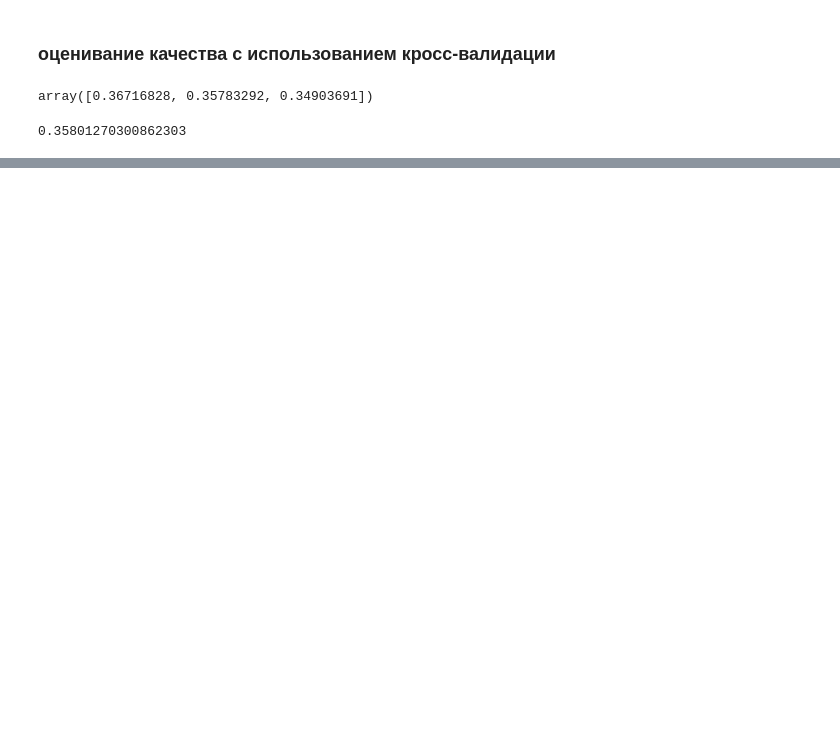
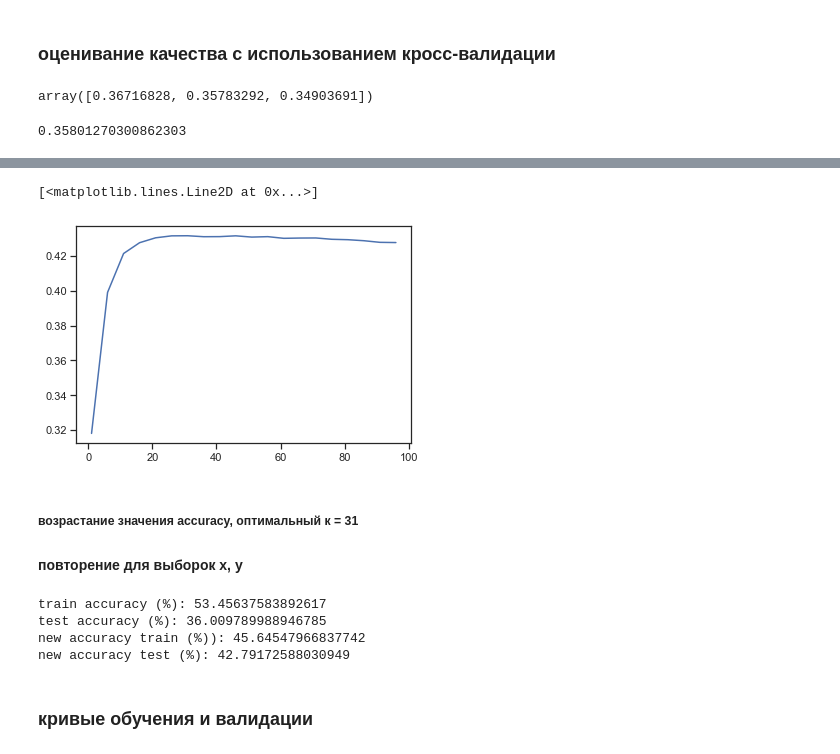
Before and after one commit to blackplayerten/Machine-Learning, a Jupyter notebook: лр4/лр4.ipynb, the cells around one changed output, grey strips where cells are left out. Saved outputs shown, nothing was run; the diff lists cells and outputs as text; code cells hidden in the pictures; blank space fills up the shorter version.

```diff
--- a/лр4/лр4.ipynb
+++ b/лр4/лр4.ipynb
@@ -255,0 +385,26 @@ scores
+# %%
+plt.plot(n_neigh_values, class_grid.cv_results_['mean_test_score'])
+# %% [output]
+[<matplotlib.lines.Line2D at 0x...>]
+[figure, added]
+# %% [markdown]
+##### возрастание значения accuracy, оптимальный к = 31
+#### повторение для выборок х, y
+# %%
+class_grid.best_estimator_.fit(xtrain, ytrain.values.ravel())
+
+newypred_train = class_grid.best_estimator_.predict(xtrain)
+newypred_test = class_grid.best_estimator_.predict(xtest)
+
+print('train accuracy (%): {}'.format(accuracy_score(ytrain, y_pred_train) * 100))
+print('test accuracy (%): {}'.format(accuracy_score(ytest, y_pred_test) * 100))
+
+print('new accuracy train (%)): {}'.format(accuracy_score(ytrain, newypred_train) * 100))
+print('new accuracy test (%): {}'.format(accuracy_score(ytest, newypred_test) * 100))
+# %% [output]
+train accuracy (%): 53.45637583892617
+test accuracy (%): 36.009789988946785
+new accuracy train (%)): 45.64547966837742
+new accuracy test (%): 42.79172588030949
+# %% [markdown]
+### кривые обучения и валидации
```
Also changed, not shown: parts of 31 cells of this notebook, 4 other files.
